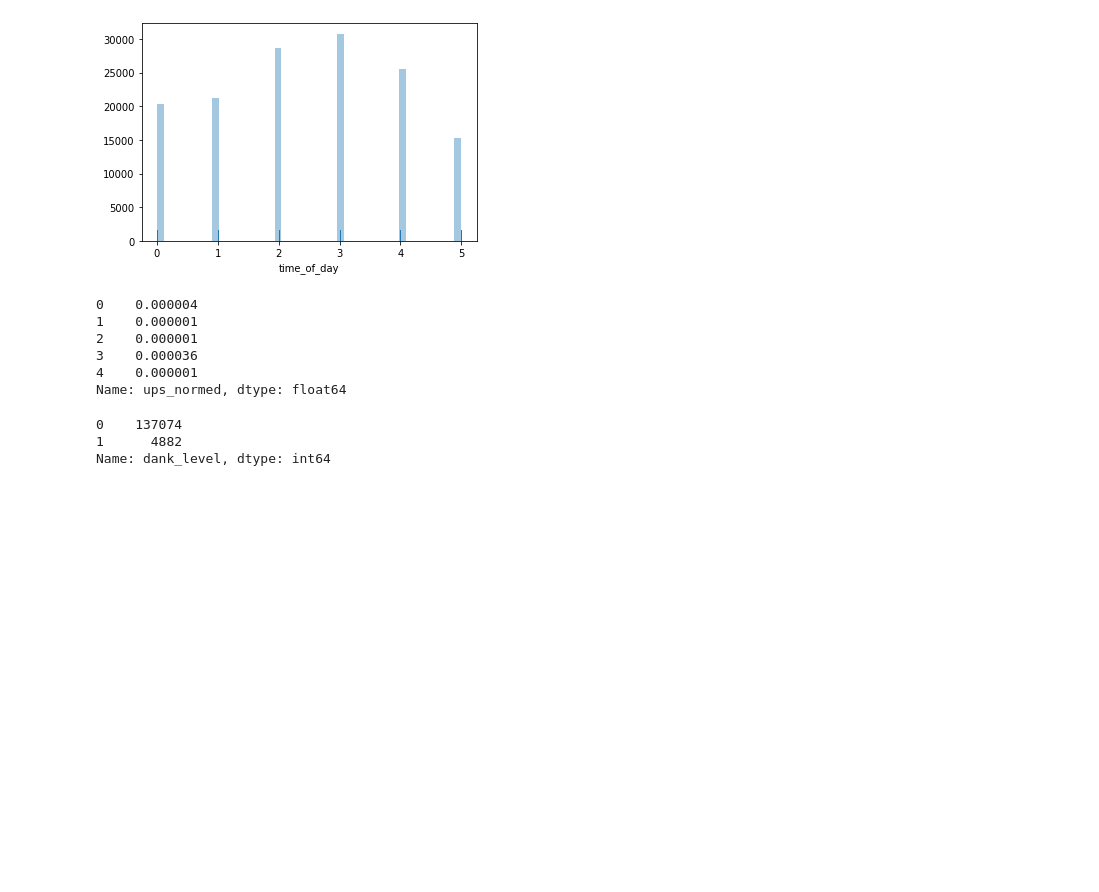
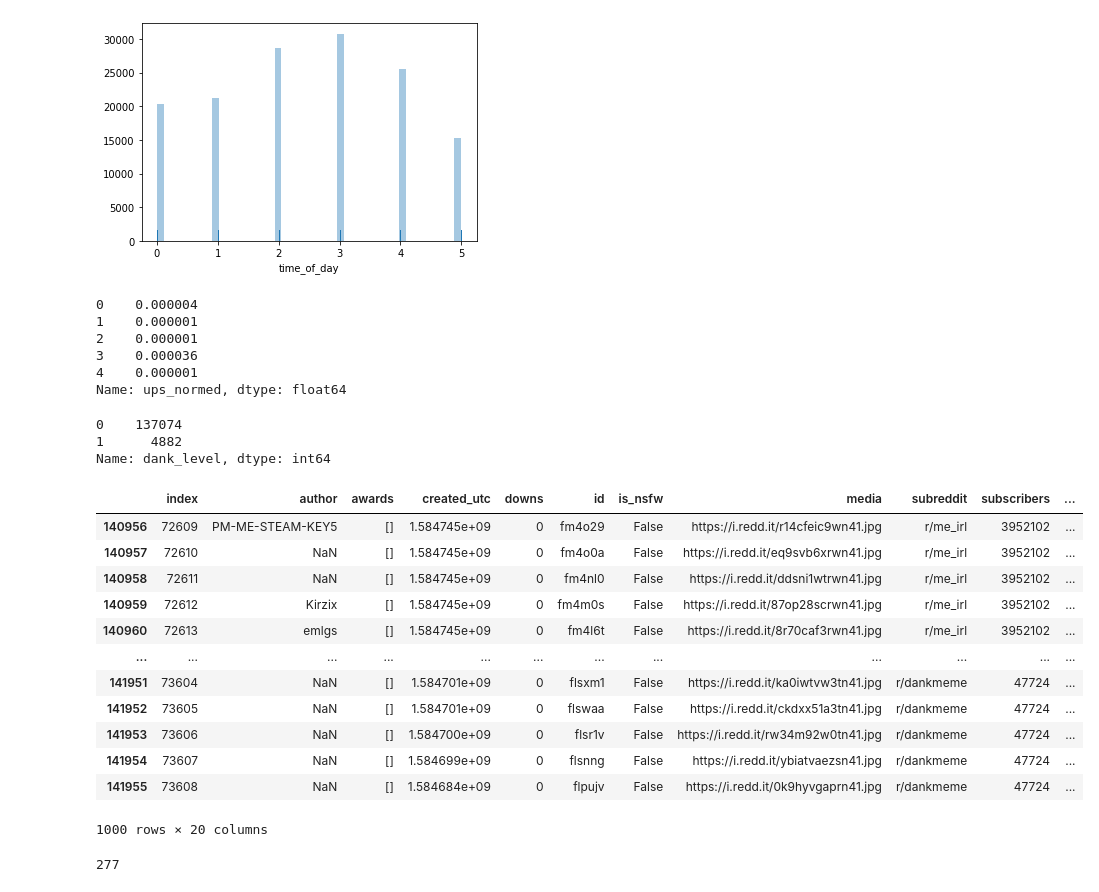
Before and after one commit to TiernonRR/Dank_AIT, a Jupyter notebook: Data_Prep/data_cleaning_and_preparation.ipynb, the cells around one changed output. Cells and saved outputs as stored; diff of their text form; code cells hidden in the pictures; blank space fills up the shorter version.

```diff
--- a/Data_Prep/data_cleaning_and_preparation.ipynb
+++ b/Data_Prep/data_cleaning_and_preparation.ipynb
@@ -103,3 +103,21 @@ dank_df['dank_level'].value_counts()
 Name: dank_level, dtype: int64
 # %%
 dank_df.to_csv(r'../Data/dank_with_timeOfDay.csv', index = False)
+# %%
+last_thousand_records = dank_df.tail(1000)
+# %%
+last_thousand_records
+# %% [output]
+|  | index | author | awards | created_utc | downs | id | is_nsfw | media | subreddit | subscribers | ... |
+| 140956 | 72609 | PM-ME-STEAM-KEY5 | [] | 1.584745e+09 | 0 | fm4o29 | False | https://i.redd.it/r14cfeic9wn41.jpg | r/me_irl | 3952102 | ... |
+| 140957 | 72610 | NaN | [] | 1.584745e+09 | 0 | fm4o0a | False | https://i.redd.it/eq9svb6xrwn41.jpg | r/me_irl | 3952102 | ... |
+| 140958 | 72611 | NaN | [] | 1.584745e+09 | 0 | fm4nl0 | False | https://i.redd.it/ddsni1wtrwn41.jpg | r/me_irl | 3952102 | ... |
+| 140959 | 72612 | Kirzix | [] | 1.584745e+09 | 0 | fm4m0s | False | https://i.redd.it/87op28scrwn41.jpg | r/me_irl | 3952102 | ... |
+| 140960 | 72613 | emlgs | [] | 1.584745e+09 | 0 | fm4l6t | False | https://i.redd.it/8r70caf3rwn41.jpg | r/me_irl | 3952102 | ... |
+| ... | ... | ... | ... | ... | ... | ... | ... | ... | ... | ... | ... |
+| 141951 | 73604 | NaN | [] | 1.584701e+09 | 0 | flsxm1 | False | https://i.redd.it/ka0iwtvw3tn41.jpg | r/dankmeme | 47724 | ... |
+| 141952 | 73605 | NaN | [] | 1.584701e+09 | 0 | flswaa | False | https://i.redd.it/ckdxx51a3tn41.jpg | r/dankmeme | 47724 | ... |
+| 141953 | 73606 | NaN | [] | 1.584700e+09 | 0 | flsr1v | False | https://i.redd.it/rw34m92w0tn41.jpg | r/dankmeme | 47724 | ... |
+| 141954 | 73607 | NaN | [] | 1.584699e+09 | 0 | flsnng | False | https://i.redd.it/ybiatvaezsn41.jpg | r/dankmeme | 47724 | ... |
+| 141955 | 73608 | NaN | [] | 1.584684e+09 | 0 | flpujv | False | https://i.redd.it/0k9hyvgaprn41.jpg | r/dankmeme | 47724 | ... |
+1000 rows × 20 columns
@@ -105,0 +137,4 @@ dank_df.to_csv(r'../Data/dank_with_timeOfDay.csv', index = False)
+# %%
+len([url_broken for url_broken in broken_urls if url_broken])
+# %% [output]
+277
```
Also changed, not shown: parts of 6 cells of this notebook, 3 other files.
